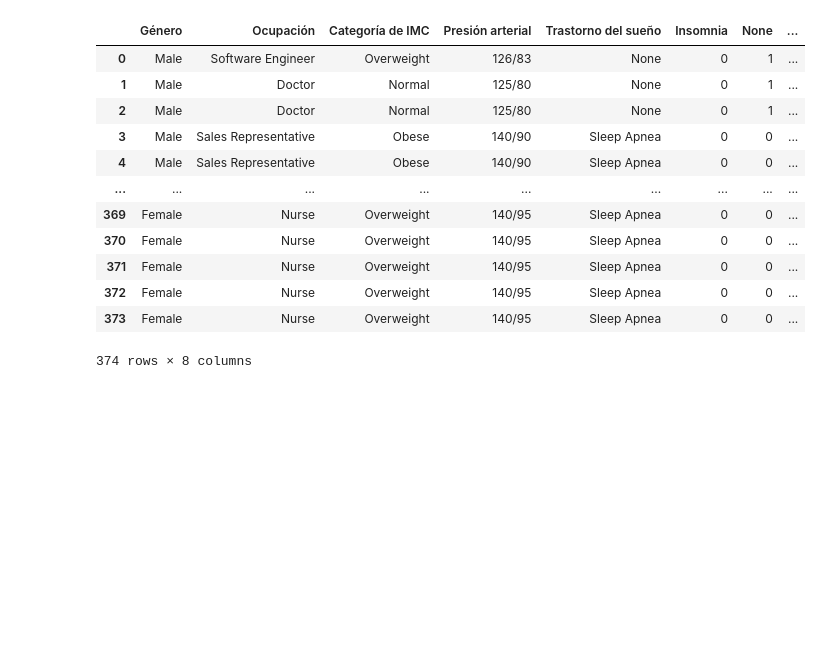
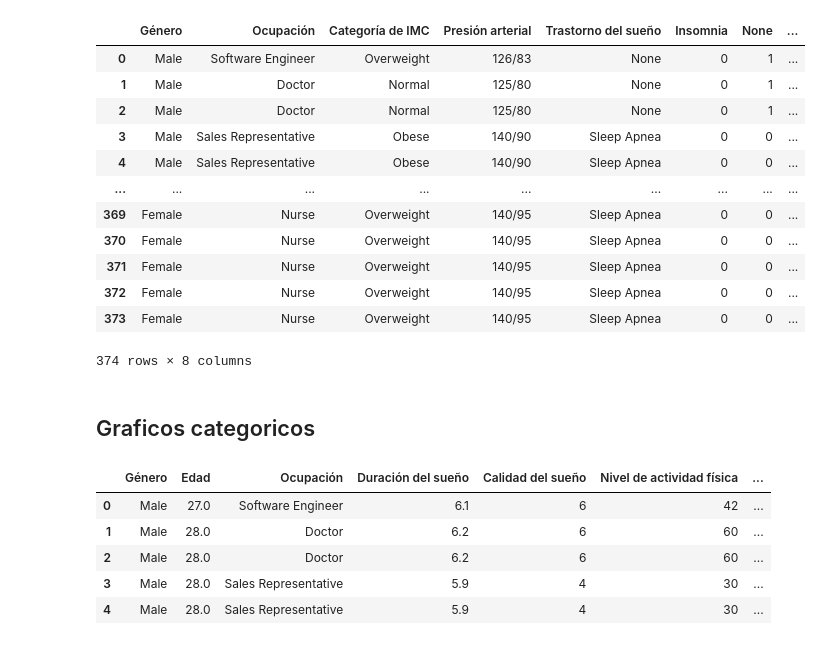
Before and after one commit to noelibaeza/cienciaDatos, a Jupyter notebook: salud_sueño.ipynb, the cells around one changed output. Cells and saved outputs as stored; diff of their text form; code cells hidden in the pictures; blank space fills up the shorter version.

Commit message:
Categoricos

```diff
--- a/salud_sueño.ipynb
+++ b/salud_sueño.ipynb
@@ -355,3 +361,14 @@ df_final
 | 372 | Female | Nurse | Overweight | 140/95 | Sleep Apnea | 0 | 0 | ... |
 | 373 | Female | Nurse | Overweight | 140/95 | Sleep Apnea | 0 | 0 | ... |
 374 rows × 8 columns
+# %% [markdown]
+## Graficos categoricos
+# %%
+df.head(5)
+# %% [output]
+|  | Género | Edad | Ocupación | Duración del sueño | Calidad del sueño | Nivel de actividad física | ... |
+| 0 | Male | 27.0 | Software Engineer | 6.1 | 6 | 42 | ... |
+| 1 | Male | 28.0 | Doctor | 6.2 | 6 | 60 | ... |
+| 2 | Male | 28.0 | Doctor | 6.2 | 6 | 60 | ... |
+| 3 | Male | 28.0 | Sales Representative | 5.9 | 4 | 30 | ... |
+| 4 | Male | 28.0 | Sales Representative | 5.9 | 4 | 30 | ... |
```
Also changed, not shown: parts of 9 cells of this notebook.
